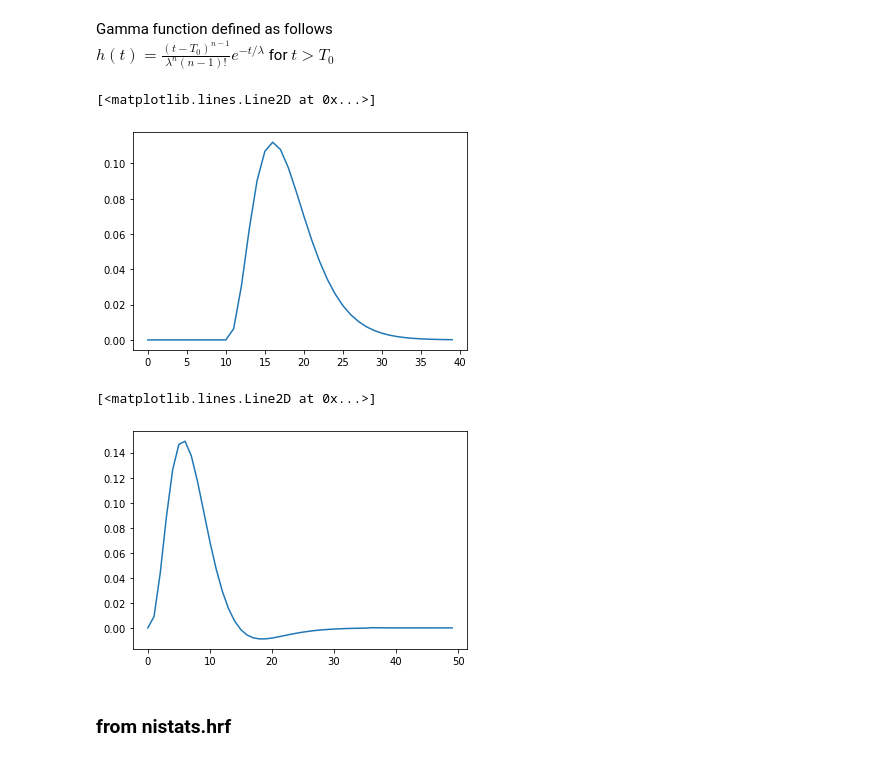
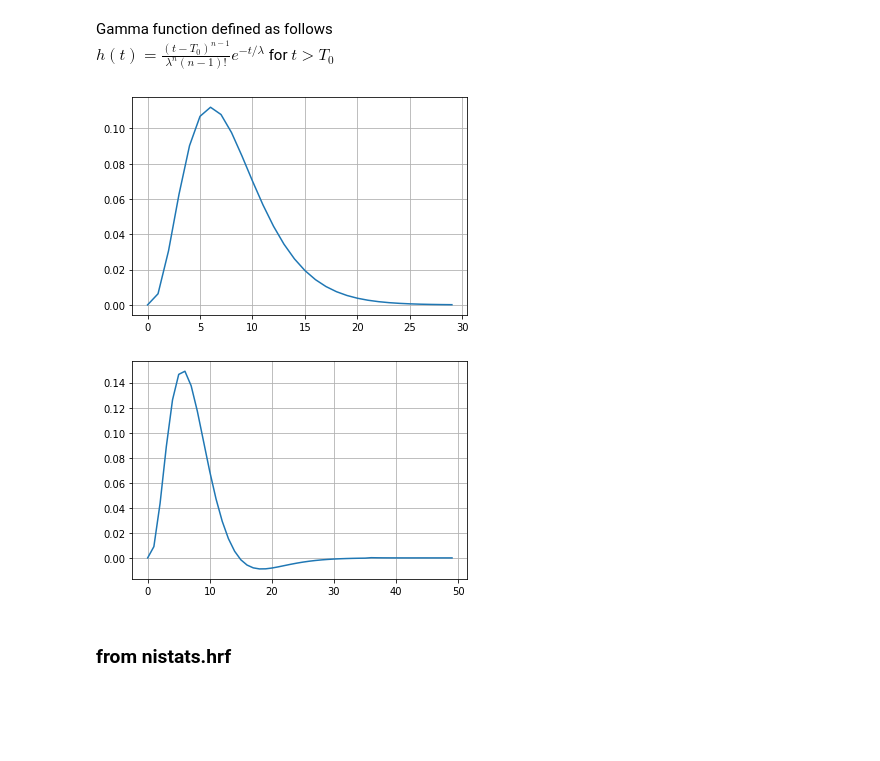
Before and after one commit to 1pha/hrf-estimation, a Jupyter notebook: approaches.ipynb, the cells around one changed output. Cells and saved outputs as stored; diff of their text form; code cells hidden in the pictures; blank space fills up the shorter version.

```diff
--- a/approaches.ipynb
+++ b/approaches.ipynb
@@ -187,10 +187,10 @@ def one_gamma(t, t0, n, lamb):
     t[t < t0] = 0
     return (t - t0)**(n-1) / (lamb**n * fact(n-1)) * np.exp(-t/lamb)
 # %%
-plt.plot(one_gamma(np.arange(-10, 30), 0, 4, 2))
+plt.plot(one_gamma(np.arange(0, 30), 0, 4, 2))
+plt.grid()
 # %% [output]
-[<matplotlib.lines.Line2D at 0x...>]
-[figure, old version]
+[figure, new version]
 # %%
 def two_gamma(t, n1, n2, lamb1, lamb2, a, t0=0):
 
@@ -199,9 +199,9 @@ def two_gamma(t, n1, n2, lamb1, lamb2, a, t0=0):
     return (t**(n1-1)/(lamb1**n1 * fact(n1-1))*np.exp(-t/lamb1) - a * t**(n2-1)/(lamb2**n2 * fact(n2-1))*np.exp(-t/lamb2)) / C
 # %%
 plt.plot(two_gamma(np.arange(0, 50), a=.3, n1=4, lamb1=2, n2=7, lamb2=2))
+plt.grid()
 # %% [output]
-[<matplotlib.lines.Line2D at 0x...>]
-[figure, old version]
+[figure, new version]
 # %% [markdown]
 ### from nistats.hrf
 # %%
```
Also changed, not shown: parts of 1 cell of this notebook.
